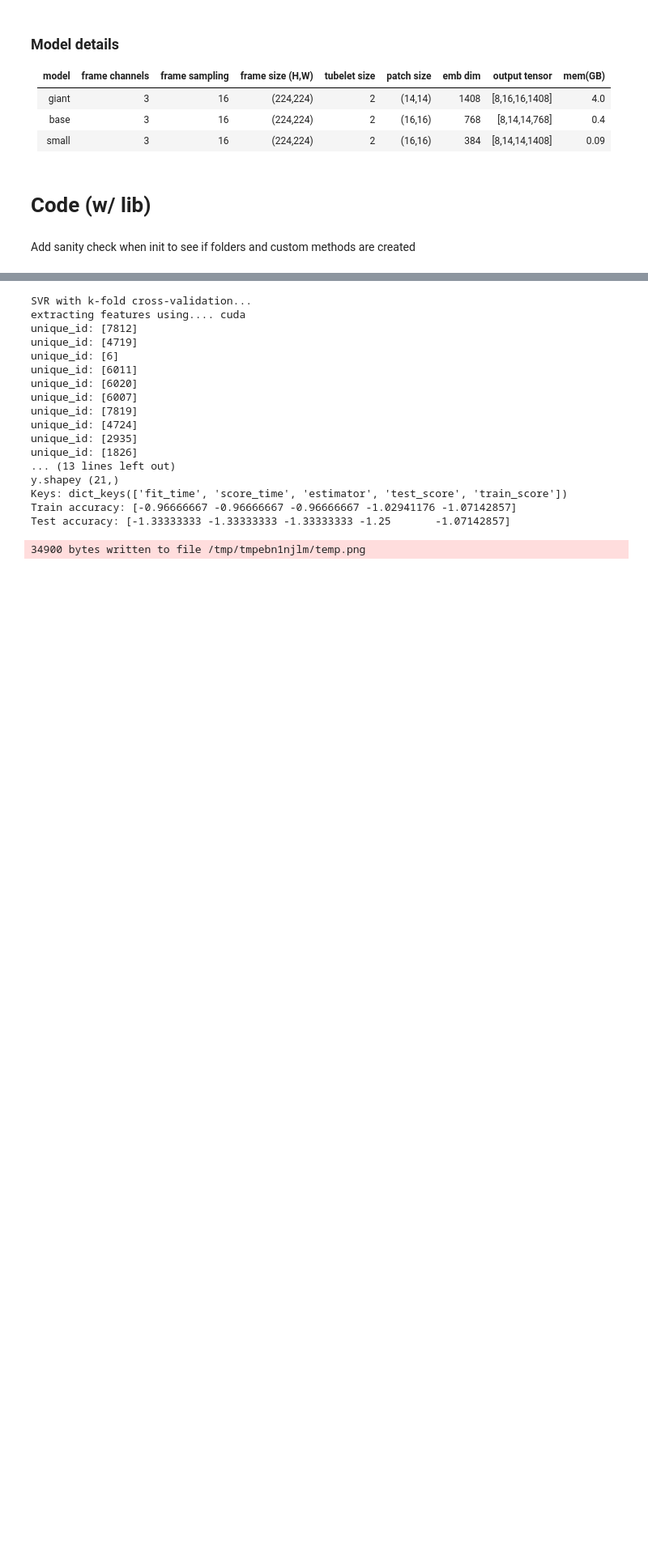
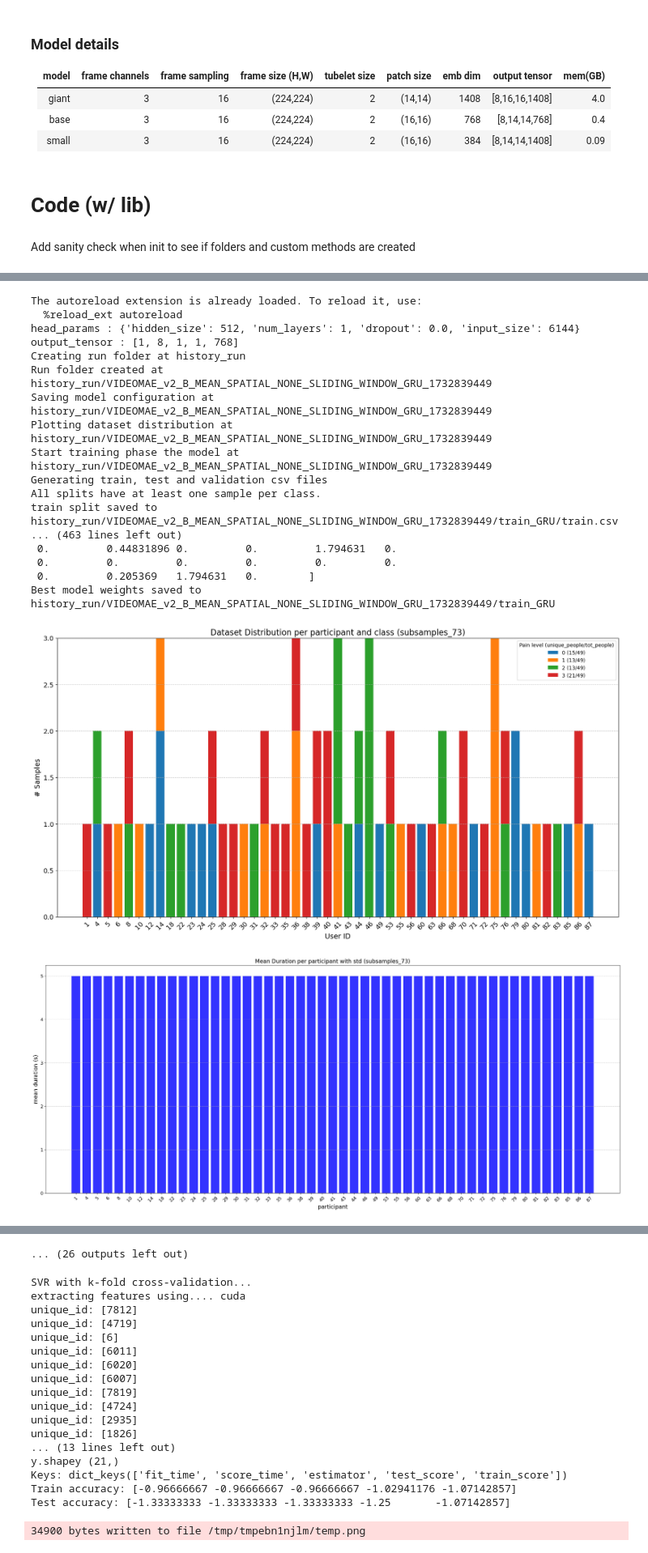
Before and after one commit to villifCoder559/PainAssessmentVideo, a Jupyter notebook: test.ipynb, the cells around one changed output, grey strips where cells are left out. Shown at 81% size. Saved outputs shown, nothing was run; the diff lists cells and outputs as text; code cells hidden in the pictures; blank space fills up the shorter version.

```diff
--- a/test.ipynb
+++ b/test.ipynb
@@ -175,0 +188,66 @@ TypeError: plot_tsne() got an unexpected keyword argument 'color_by'
+# %%
+%load_ext autoreload
+%autoreload 2
+import custom.scripts as scripts
+
+model_type = MODEL_TYPE.VIDEOMAE_v2_B
+pooling_embedding_reduction = EMBEDDING_REDUCTION.MEAN_SPATIAL
+pooling_clips_reduction = CLIPS_REDUCTION.NONE
+sample_frame_strategy = SAMPLE_FRAME_STRATEGY.SLIDING_WINDOW
+# path_dict ={
+#   'all' : os.path.join('partA','starting_point','samples.csv'),
+  # 'train' : os.path.join('partA','starting_point','train_21.csv'),
+  # 'val' : os.path.join('partA','starting_point','val_26.csv'),
+  # 'test' : os.path.join('partA','starting_point','test_5.csv')
+# }
+path_dataset = os.path.join('partA','video','video')
+path_cvs_dataset = os.path.join('partA','starting_point','subsamples_73.csv')
+head = HEAD.GRU
+# if head == 'GRU':
+params = {
+  'hidden_size': 512,
+  'num_layers': 1,
+  'dropout': 0.0
+}
+preprocess = AutoImageProcessor.from_pretrained("MCG-NJU/videomae-base")
+stride_window_in_video = 70
+scripts.run_train_test(model_type=model_type,
+                       pooling_embedding_reduction=pooling_embedding_reduction,
+                       pooling_clips_reduction=pooling_clips_reduction,
+                       sample_frame_strategy=sample_frame_strategy,
+                       path_csv_dataset=path_cvs_dataset,
+                       path_video_dataset=path_dataset,
+                       head=head,
+                       stride_window_in_video=stride_window_in_video,
+                       head_params=params,
+                       preprocess=preprocess,
+                       download_if_unavailable=False,
+                       k_fold = 1,
+                       epochs = 5,
+                       train_size=0.5,
+                       test_size=0.2,
+                       val_size=0.3,
+                      #  criterion = nn.L1Loss(),
+                      #  optimizer_fn = optim.Adam,
+                      #  lr = 0.001
+                       )
+# %% [output]
+The autoreload extension is already loaded. To reload it, use:
+  %reload_ext autoreload
+head_params : {'hidden_size': 512, 'num_layers': 1, 'dropout': 0.0, 'input_size': 6144}
+output_tensor : [1, 8, 1, 1, 768]
+Creating run folder at history_run
+Run folder created at history_run/VIDEOMAE_v2_B_MEAN_SPATIAL_NONE_SLIDING_WINDOW_GRU_1732839449
+Saving model configuration at history_run/VIDEOMAE_v2_B_MEAN_SPATIAL_NONE_SLIDING_WINDOW_GRU_1732839449
+Plotting dataset distribution at history_run/VIDEOMAE_v2_B_MEAN_SPATIAL_NONE_SLIDING_WINDOW_GRU_1732839449
+Start training phase the model at history_run/VIDEOMAE_v2_B_MEAN_SPATIAL_NONE_SLIDING_WINDOW_GRU_1732839449
+Generating train, test and validation csv files
+All splits have at least one sample per class.
+train split saved to history_run/VIDEOMAE_v2_B_MEAN_SPATIAL_NONE_SLIDING_WINDOW_GRU_1732839449/train_GRU/train.csv
+... (463 lines left out)
+ 0.         0.44831896 0.         0.         1.794631   0.
+ 0.         0.         0.         0.         0.         0.
+ 0.         0.205369   1.794631   0.        ]
+Best model weights saved to history_run/VIDEOMAE_v2_B_MEAN_SPATIAL_NONE_SLIDING_WINDOW_GRU_1732839449/train_GRU
+[figure, added]
+[figure, added]
@@ -176,3 +263,4 @@ TypeError: plot_tsne() got an unexpected keyword argument 'color_by'
+... (26 outputs left out)
 # %%
 list_split_indices, results=model_advanced.run_k_fold_cross_validation(k=5)
 # %% [output]
```
Also changed, not shown: parts of 10 cells of this notebook.
